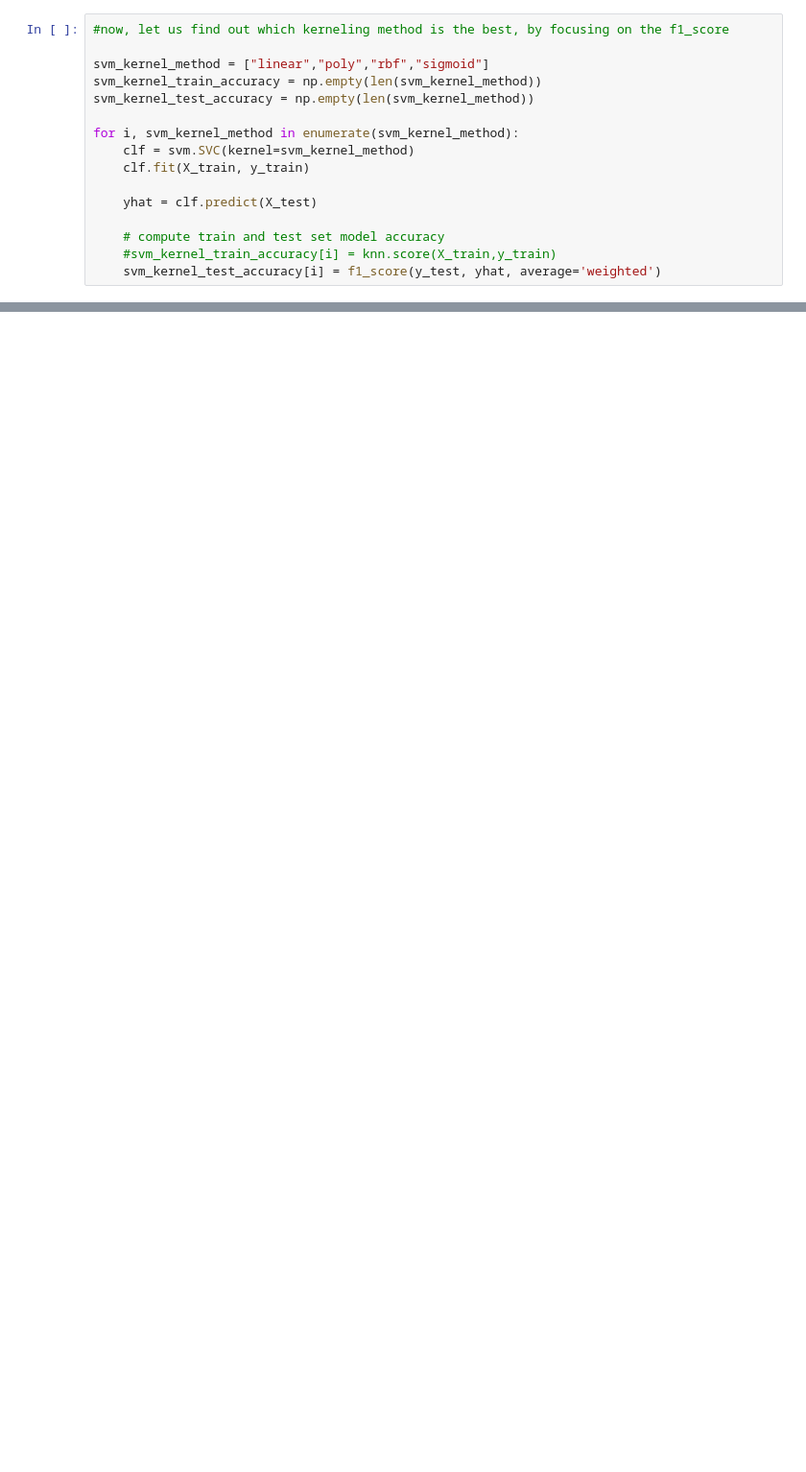
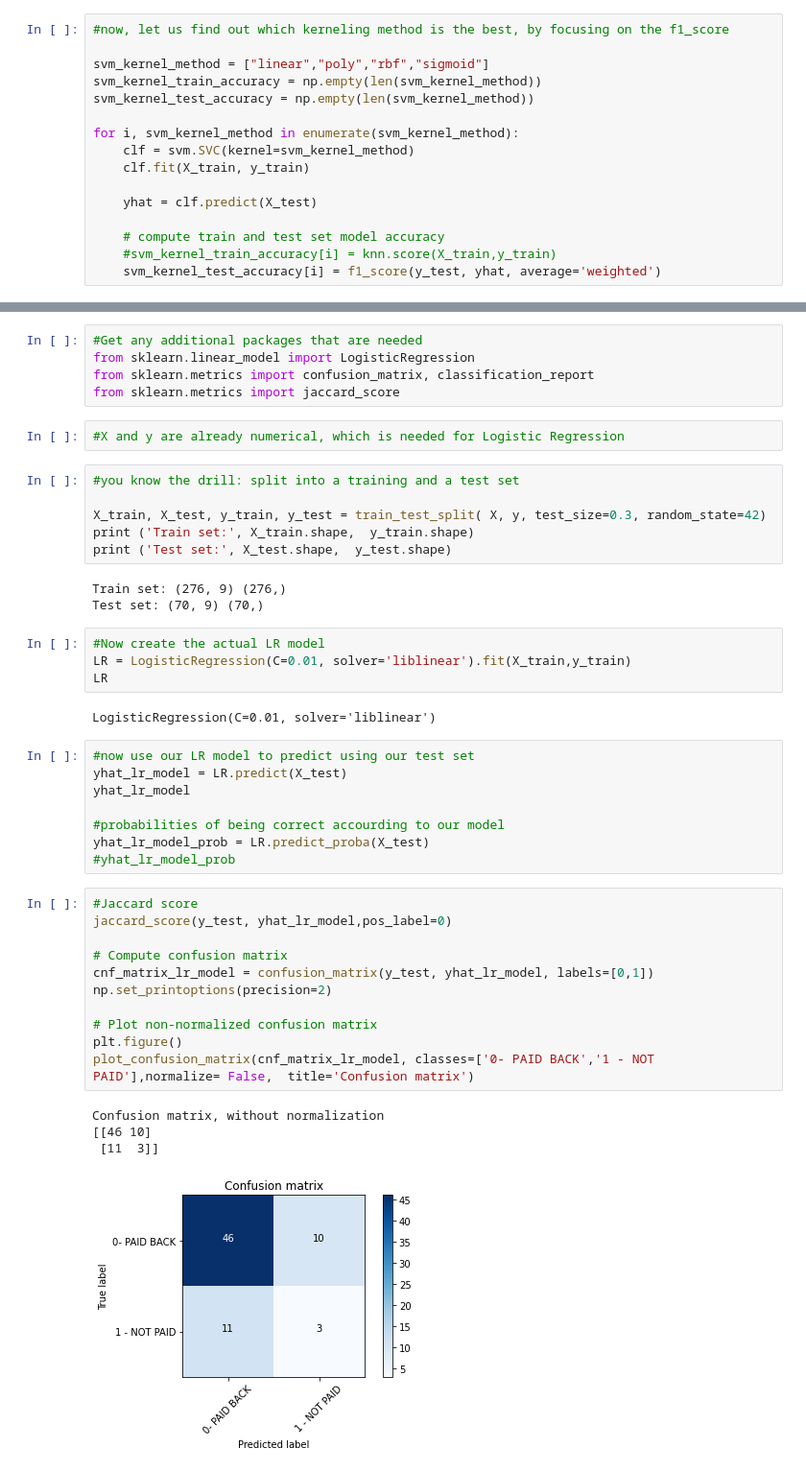
Before and after one commit to aurel-moussa/machine-learning-python-ibm-coursera-capstone, a Jupyter notebook: Machine Learning - Capstone Notebook.ipynb, the cells around one changed output, grey strips where cells are left out. Shown at 96% size. Cells and saved outputs as stored; diff of their text form; blank space fills up the shorter version.

```diff
--- a/Machine Learning - Capstone Notebook.ipynb
+++ b/Machine Learning - Capstone Notebook.ipynb
@@ -511,0 +524,46 @@ Confusion matrix, without normalization
+# %%
+#Get any additional packages that are needed
+from sklearn.linear_model import LogisticRegression
+from sklearn.metrics import confusion_matrix, classification_report
+from sklearn.metrics import jaccard_score
+# %%
+#X and y are already numerical, which is needed for Logistic Regression
+# %%
+#you know the drill: split into a training and a test set
+
+X_train, X_test, y_train, y_test = train_test_split( X, y, test_size=0.3, random_state=42)
+print ('Train set:', X_train.shape,  y_train.shape)
+print ('Test set:', X_test.shape,  y_test.shape)
+# %% [output]
+Train set: (276, 9) (276,)
+Test set: (70, 9) (70,)
+# %%
+#Now create the actual LR model
+LR = LogisticRegression(C=0.01, solver='liblinear').fit(X_train,y_train)
+LR
+# %% [output]
+LogisticRegression(C=0.01, solver='liblinear')
+# %%
+#now use our LR model to predict using our test set
+yhat_lr_model = LR.predict(X_test)
+yhat_lr_model
+
+#probabilities of being correct accourding to our model
+yhat_lr_model_prob = LR.predict_proba(X_test)
+#yhat_lr_model_prob
+# %%
+#Jaccard score
+jaccard_score(y_test, yhat_lr_model,pos_label=0)
+
+# Compute confusion matrix
+cnf_matrix_lr_model = confusion_matrix(y_test, yhat_lr_model, labels=[0,1])
+np.set_printoptions(precision=2)
+
+# Plot non-normalized confusion matrix
+plt.figure()
+plot_confusion_matrix(cnf_matrix_lr_model, classes=['0- PAID BACK','1 - NOT PAID'],normalize= False,  title='Confusion matrix')
+# %% [output]
+Confusion matrix, without normalization
+[[46 10]
+ [11  3]]
+[figure, added]
```
Also changed, not shown: parts of 31 cells of this notebook.
